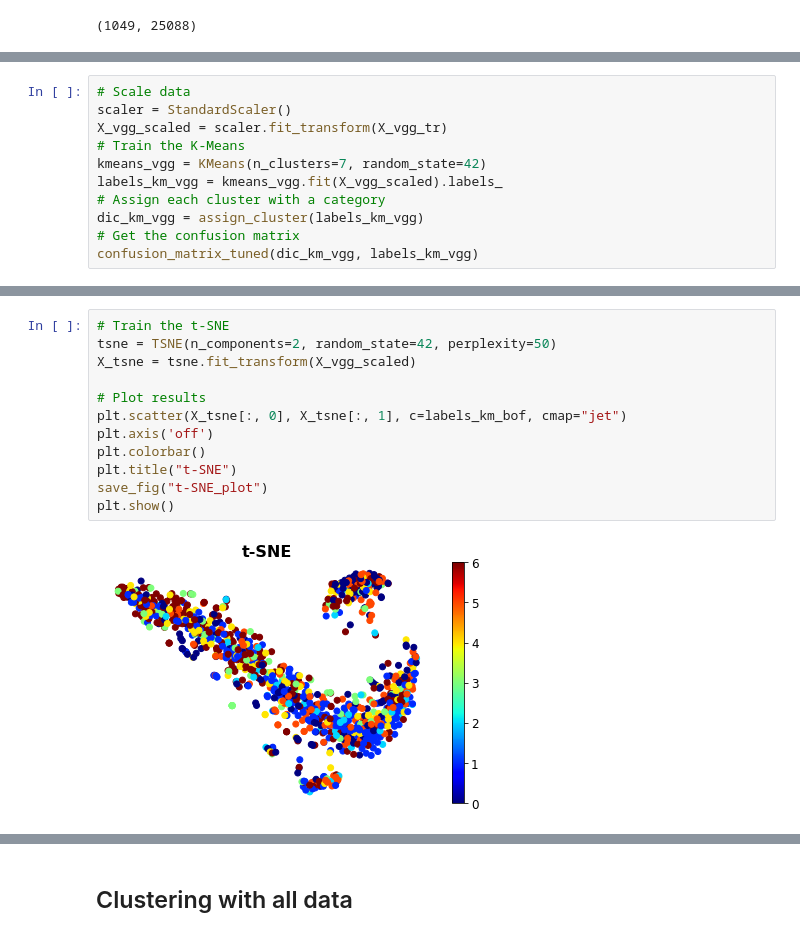
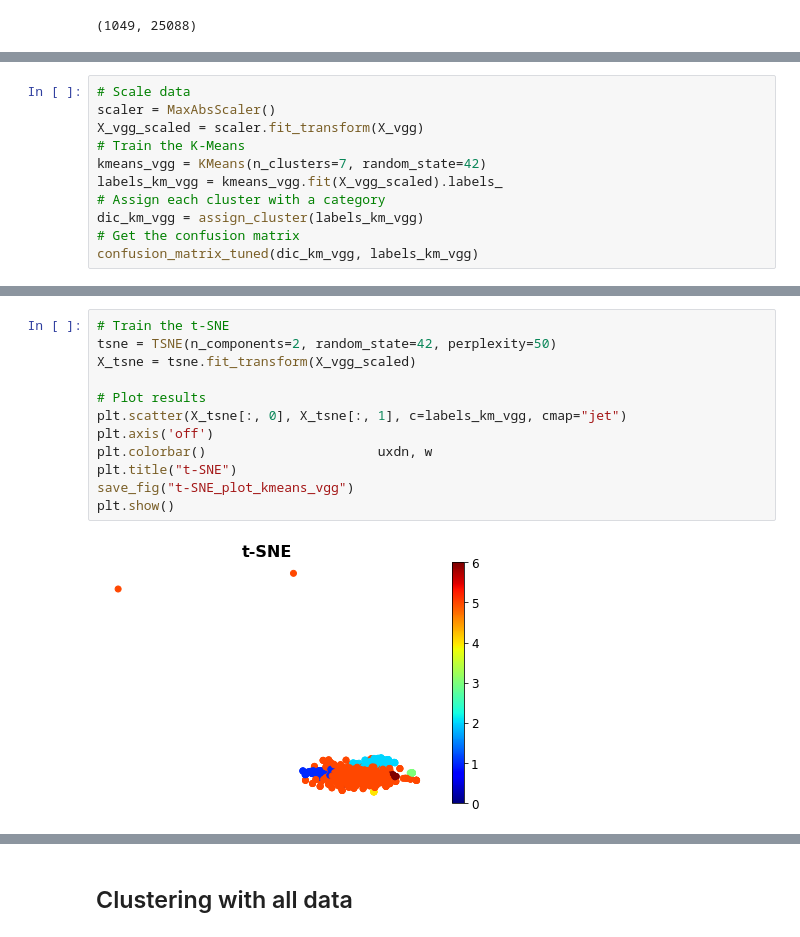
Before and after one commit to Pierre-Eloi/OC_DS_Project6, a Jupyter notebook: automatic_classification.ipynb, the cells around one changed output, grey strips where cells are left out. Drawn from its saved outputs; the diff is of its cells as text.

```diff
--- a/automatic_classification.ipynb
+++ b/automatic_classification.ipynb
@@ -1305,7 +1318,7 @@ Let's apply a clustering on it.
 # %%
 # Scale data
-scaler = StandardScaler()
-X_vgg_scaled = scaler.fit_transform(X_vgg_tr)
+scaler = MaxAbsScaler()
+X_vgg_scaled = scaler.fit_transform(X_vgg)
 # Train the K-Means
 kmeans_vgg = KMeans(n_clusters=7, random_state=42)
 labels_km_vgg = kmeans_vgg.fit(X_vgg_scaled).labels_
@@ -1328,17 +1341,17 @@ precision: 0.23361749046664648
 # %%
 # Train the t-SNE
 tsne = TSNE(n_components=2, random_state=42, perplexity=50)
 X_tsne = tsne.fit_transform(X_vgg_scaled)
 
 # Plot results
-plt.scatter(X_tsne[:, 0], X_tsne[:, 1], c=labels_km_bof, cmap="jet")
+plt.scatter(X_tsne[:, 0], X_tsne[:, 1], c=labels_km_vgg, cmap="jet")
 plt.axis('off')
-plt.colorbar()
+plt.colorbar()                      uxdn, w
 plt.title("t-SNE")
-save_fig("t-SNE_plot")
+save_fig("t-SNE_plot_kmeans_vgg")
 plt.show()
 # %% [output]
-[figure, old version]
+[figure, new version]
 # %%
 # Train the ward model
 ward_vgg = ward_model(X_vgg_scaled, 7)
```
Also changed, not shown: parts of 29 cells of this notebook.
